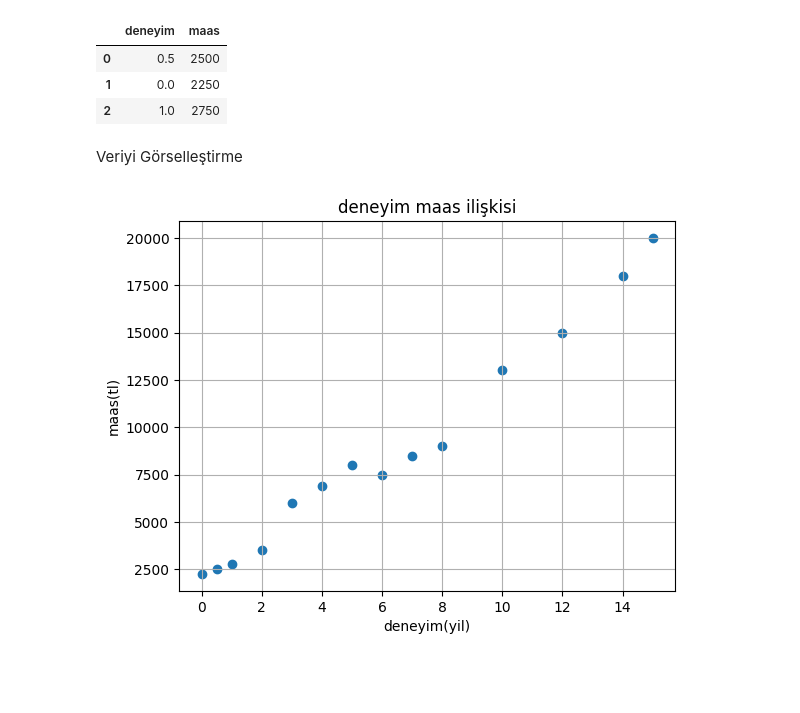
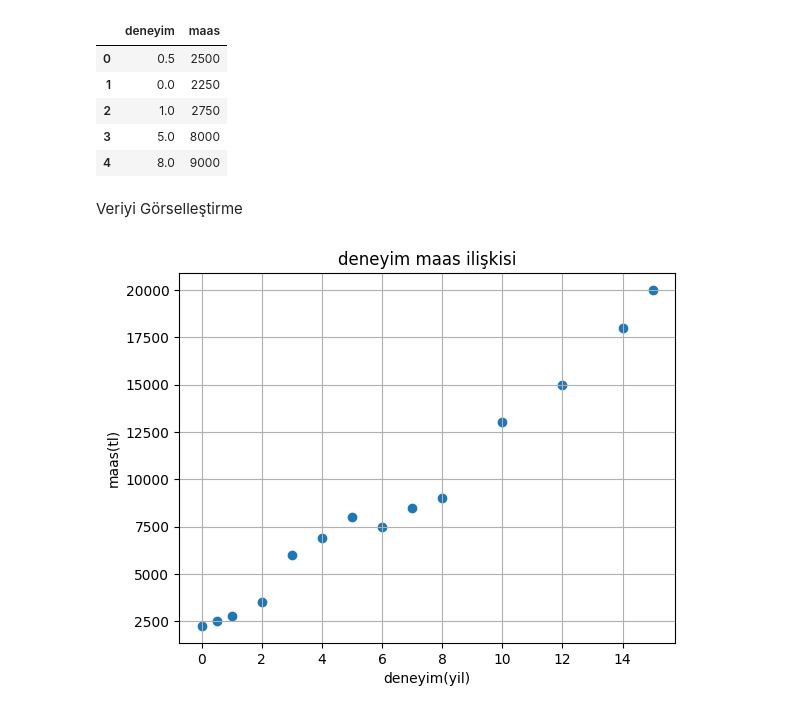
Before and after one commit to EmreUludag0/BTK-VeriBilimiMakineOgrenimiBootcamp, a Jupyter notebook: pythonMakineOgrenmesi/makineOgrenimi.ipynb, the cells around one changed output. Drawn from its saved outputs; the diff is of its cells as text; code cells hidden in the pictures; blank space fills up the shorter version.

```diff
--- a/pythonMakineOgrenmesi/makineOgrenimi.ipynb
+++ b/pythonMakineOgrenmesi/makineOgrenimi.ipynb
@@ -6,12 +6,14 @@ import numpy as np
 from sklearn.linear_model import LinearRegression
 # %%
 df = pd.read_csv("dogrusal_regresyon_veriseti_20220209.csv", sep=";")
-df.head(3)
+df.head()
 # %% [output]
 |  | deneyim | maas |
 | 0 | 0.5 | 2500 |
 | 1 | 0.0 | 2250 |
 | 2 | 1.0 | 2750 |
+| 3 | 5.0 | 8000 |
+| 4 | 8.0 | 9000 |
 # %% [markdown]
 Veriyi Görselleştirme
 # %%
```
Also changed, not shown: parts of 3 cells of this notebook, 1 other file.
